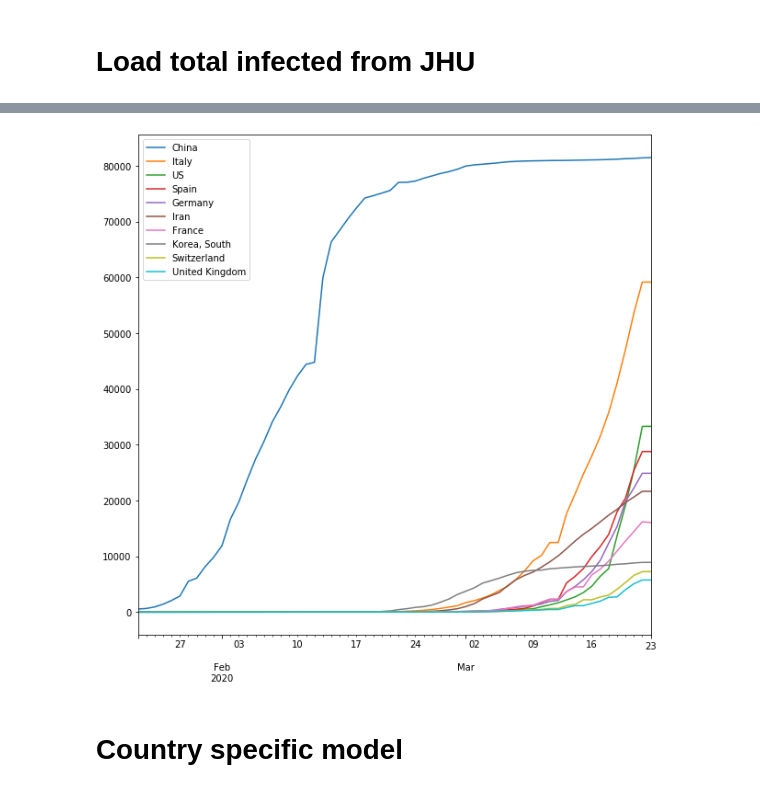
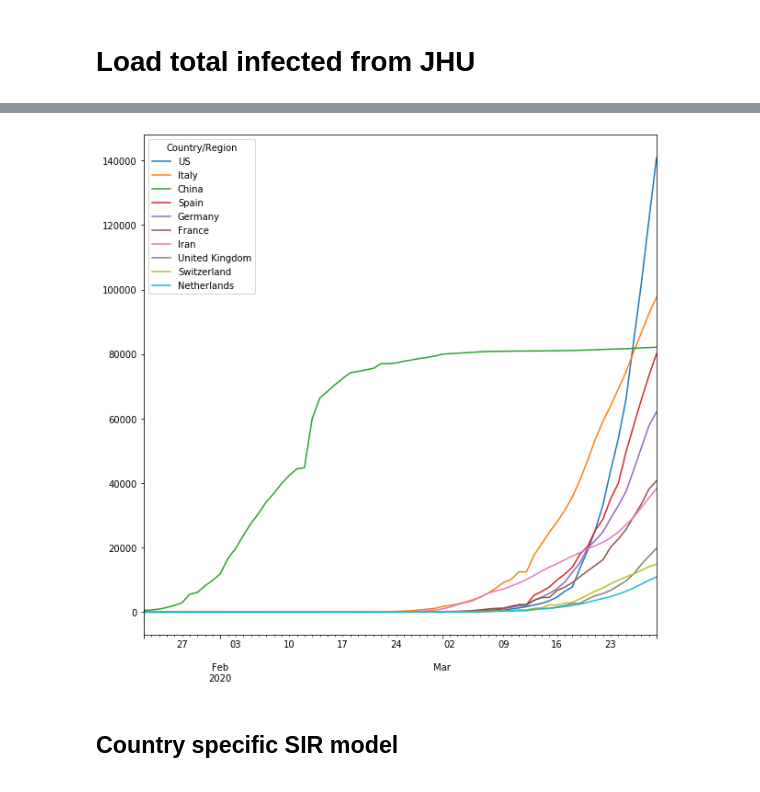
Before and after one commit to gbellandi/corona_model, a Jupyter notebook: Corona_model_scenarios_JHUdata.ipynb, the cells around one changed output, grey strips where cells are left out. Drawn from its saved outputs; the diff is of its cells as text; code cells hidden in the pictures.

```diff
--- a/Corona_model_scenarios_JHUdata.ipynb
+++ b/Corona_model_scenarios_JHUdata.ipynb
@@ -152,4 +167,4 @@ df_world_max = pd.DataFrame(data={'Country': df_world.columns,
 # %%
-df_world_max = df_world_max.set_index('Country')
+ConfirmedMax = ConfirmedMax.set_index('Country')
 # %%
-df_world_max['Rank'] = df_world_max.rank(ascending=1)
+ConfirmedMax['Rank'] = ConfirmedMax.rank(ascending=0)
@@ -159 +171,4 @@ df_world_max = df_world_max.set_index('Rank')
+# %%
+ConfirmedMax = ConfirmedMax.reset_index()
+ConfirmedMax = ConfirmedMax.set_index('Rank')
 # %%
@@ -174,5 +189,5 @@ df_world_max.sort_index(ascending=False).head(10)
 # %%
-top10 = df_world_max.sort_index(ascending=False).head(10).reset_index()['Country']
+top10 = ConfirmedMax.sort_index(ascending=True).head(10).reset_index()['Country']
 # %%
 top10
 # %% [output]
@@ -189,10 +204,10 @@ top10
 Name: Country, dtype: object
 # %%
-df_world[top10].plot(figsize=(10,10));
+Confirmed[top10].plot(figsize=(10,10));
 # %% [output]
-[figure, old version]
+[figure, new version]
 # %% [markdown]
-# Country specific model
+## Country specific SIR model
 # %%
 def SIRmodel_logbeta2(timesteps, S_0, I_0, R_0, log10_beta, gamma, measured_cases, country, returnDataFrame=True, plotFig=True):
     """
```
Also changed, not shown: parts of 53 cells of this notebook.
